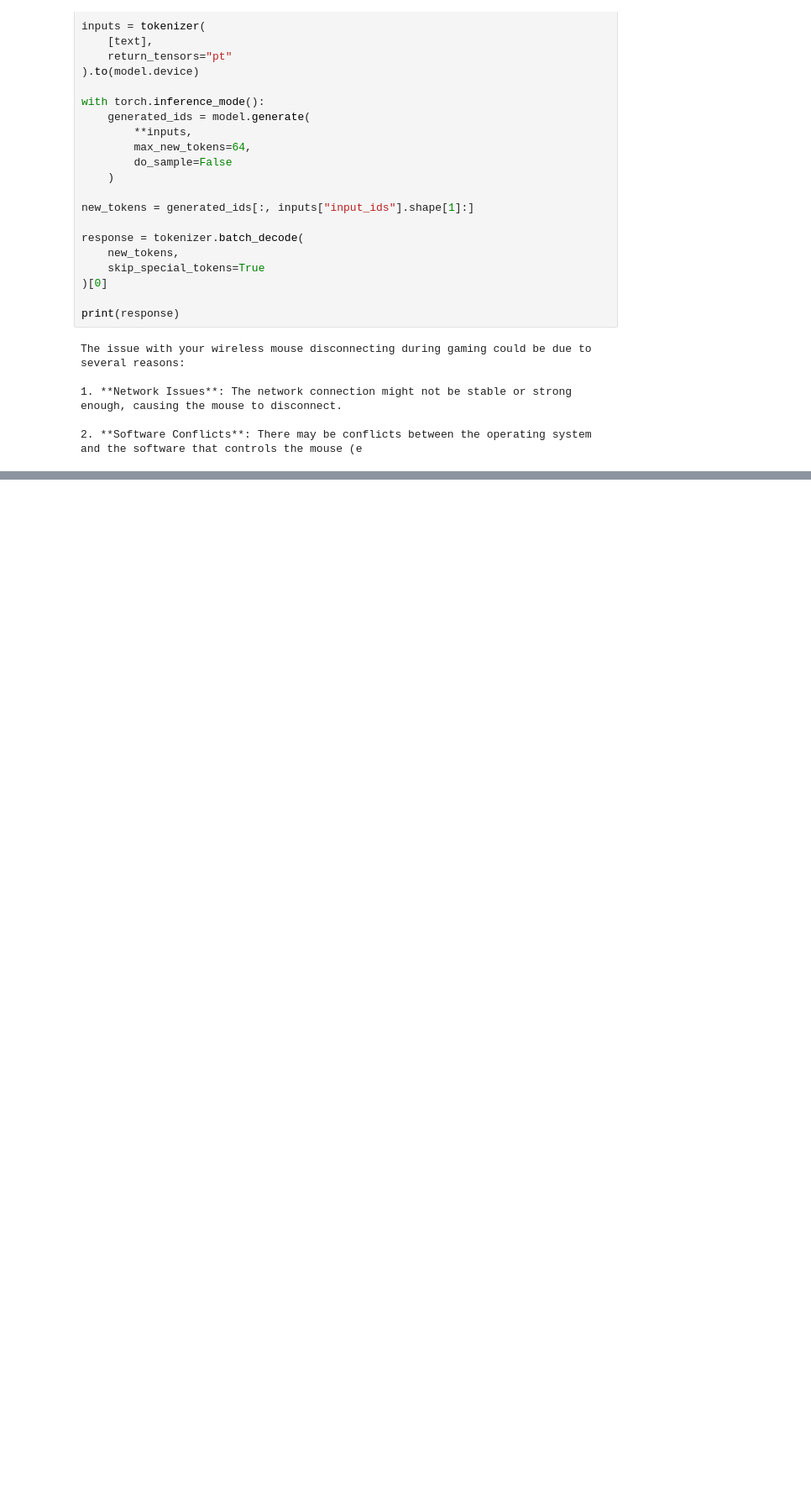
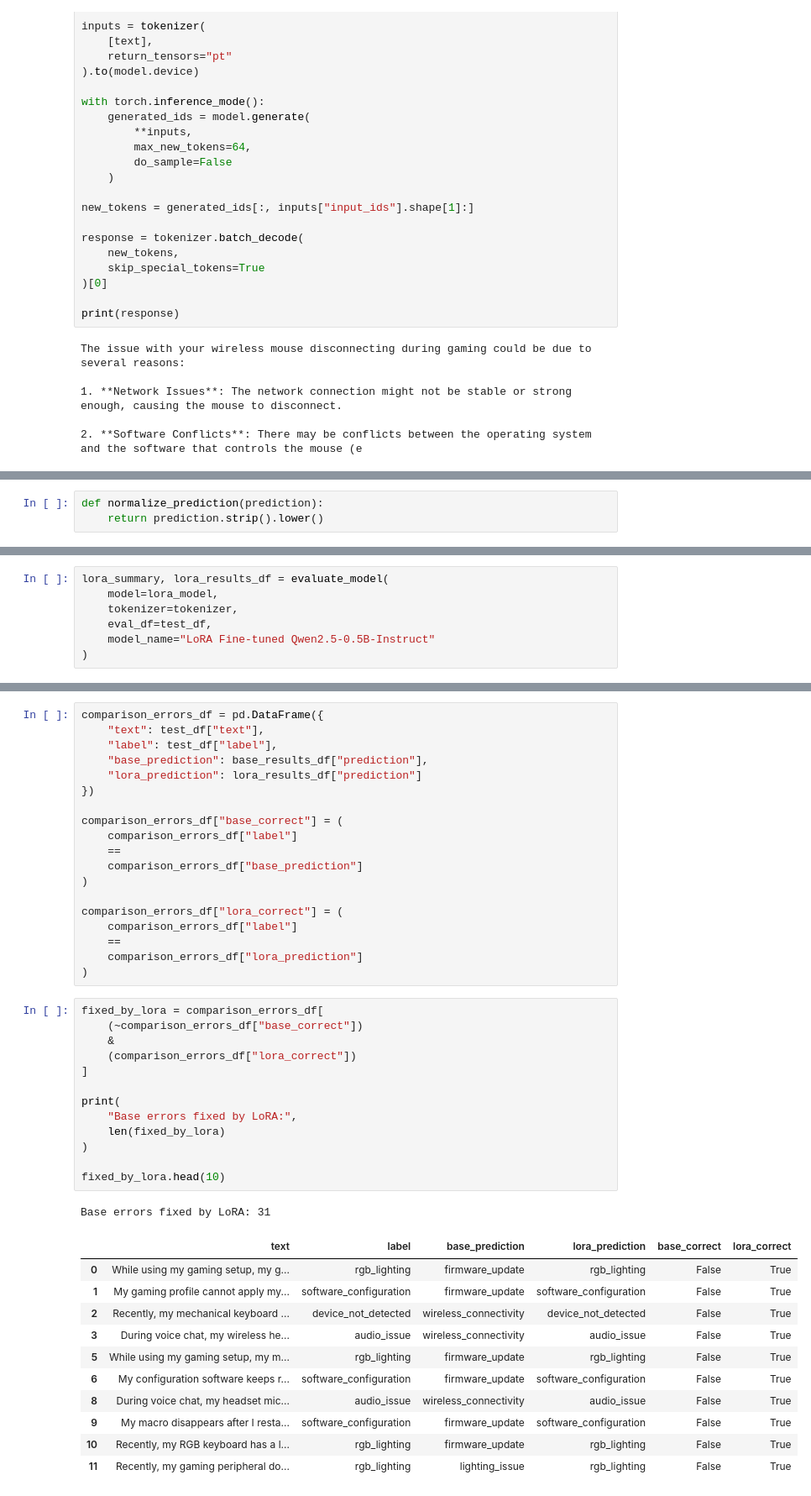
Before and after one commit to wuriley001/gaming-support-llm-finetuning, a Jupyter notebook: notebooks/gaming_intent_lora.ipynb, the cells around one changed output, grey strips where cells are left out. Shown at 84% size. Cells and saved outputs as stored; diff of their text form; blank space fills up the shorter version.

```diff
--- a/notebooks/gaming_intent_lora.ipynb
+++ b/notebooks/gaming_intent_lora.ipynb
@@ -141,0 +1629,3 @@ The issue with your wireless mouse disconnecting during gaming could be due to s
+# %%
+def normalize_prediction(prediction):
+    return prediction.strip().lower()
@@ -141,0 +2438,7 @@ The issue with your wireless mouse disconnecting during gaming could be due to s
+# %%
+lora_summary, lora_results_df = evaluate_model(
+    model=lora_model,
+    tokenizer=tokenizer,
+    eval_df=test_df,
+    model_name="LoRA Fine-tuned Qwen2.5-0.5B-Instruct"
+)
@@ -141,0 +2589,45 @@ The issue with your wireless mouse disconnecting during gaming could be due to s
+# %%
+comparison_errors_df = pd.DataFrame({
+    "text": test_df["text"],
+    "label": test_df["label"],
+    "base_prediction": base_results_df["prediction"],
+    "lora_prediction": lora_results_df["prediction"]
+})
+
+comparison_errors_df["base_correct"] = (
+    comparison_errors_df["label"]
+    ==
+    comparison_errors_df["base_prediction"]
+)
+
+comparison_errors_df["lora_correct"] = (
+    comparison_errors_df["label"]
+    ==
+    comparison_errors_df["lora_prediction"]
+)
+# %%
+fixed_by_lora = comparison_errors_df[
+    (~comparison_errors_df["base_correct"])
+    &
+    (comparison_errors_df["lora_correct"])
+]
+
+print(
+    "Base errors fixed by LoRA:",
+    len(fixed_by_lora)
+)
+
+fixed_by_lora.head(10)
+# %% [output]
+Base errors fixed by LoRA: 31
+|  | text | label | base_prediction | lora_prediction | base_correct | lora_correct |
+| 0 | While using my gaming setup, my g... | rgb_lighting | firmware_update | rgb_lighting | False | True |
+| 1 | My gaming profile cannot apply my... | software_configuration | firmware_update | software_configuration | False | True |
+| 2 | Recently, my mechanical keyboard ... | device_not_detected | wireless_connectivity | device_not_detected | False | True |
+| 3 | During voice chat, my wireless he... | audio_issue | wireless_connectivity | audio_issue | False | True |
+| 5 | While using my gaming setup, my m... | rgb_lighting | firmware_update | rgb_lighting | False | True |
+| 6 | My configuration software keeps r... | software_configuration | firmware_update | software_configuration | False | True |
+| 8 | During voice chat, my headset mic... | audio_issue | wireless_connectivity | audio_issue | False | True |
+| 9 | My macro disappears after I resta... | software_configuration | firmware_update | software_configuration | False | True |
+| 10 | Recently, my RGB keyboard has a l... | rgb_lighting | firmware_update | rgb_lighting | False | True |
+| 11 | Recently, my gaming peripheral do... | rgb_lighting | lighting_issue | rgb_lighting | False | True |
```
Also changed, not shown: parts of 212 cells of this notebook.
